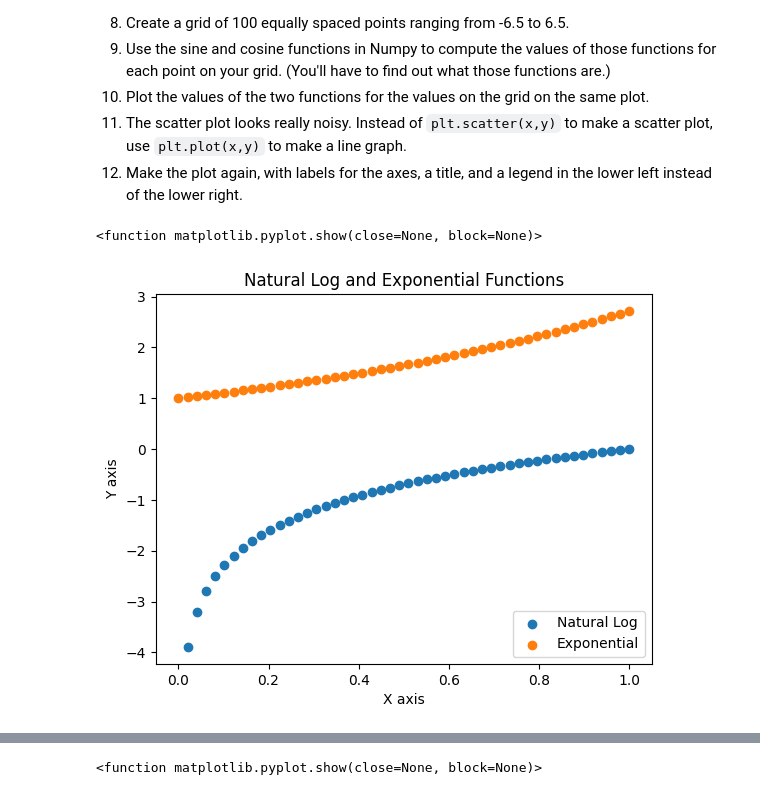
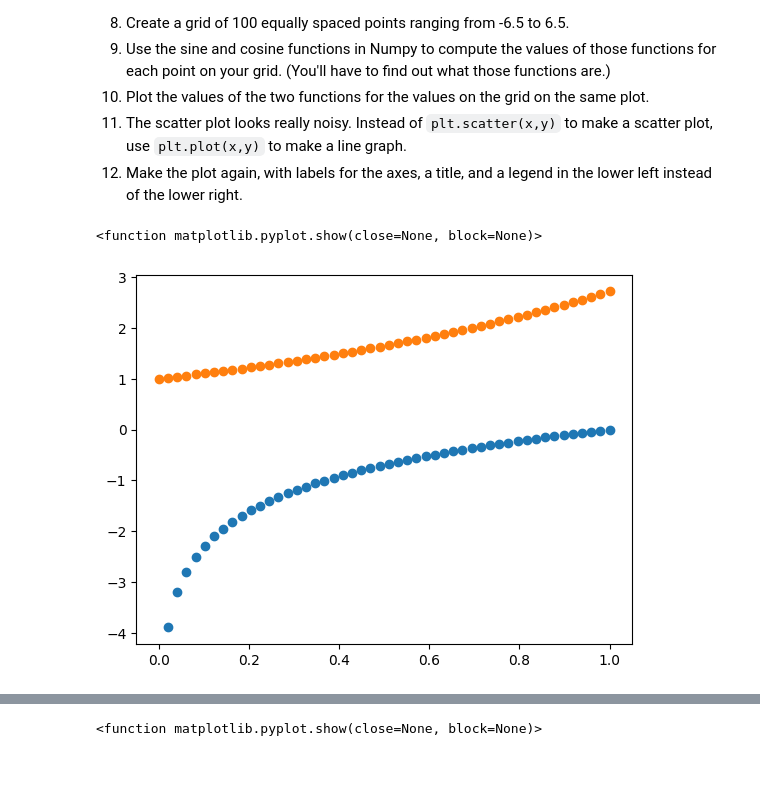
Before and after one commit to ds4e/programming, a Jupyter notebook: assignment/assignment_programming.ipynb, the cells around one changed output, grey strips where cells are left out. Cells and saved outputs as stored; diff of their text form; code cells hidden in the pictures; blank space fills up the shorter version.

```diff
--- a/assignment/assignment_programming.ipynb
+++ b/assignment/assignment_programming.ipynb
@@ -50,25 +50,18 @@ Now do it again, with slightly less direction:
 # %%
 import numpy as np
 import matplotlib.pyplot as plt
 
 # First Part
 
 x = np.linspace(0,1)
 
 y = np.log(x)
 z = np.exp(x)
-plt.scatter(x,y, label='Natural Log')
-plt.scatter(x,z, label='Exponential')
+plt.scatter(x,y)
+plt.scatter(x,z)
 
-plt.xlabel("X axis")
-
-plt.ylabel("Y axis")
-
-plt.title("Natural Log and Exponential Functions")
-
-plt.legend(loc = 'lower right')
 
 plt.show
 # %% [output]
 <function matplotlib.pyplot.show(close=None, block=None)>
-[figure, old version]
+[figure, new version]
```
Also changed, not shown: parts of 2 cells of this notebook.
